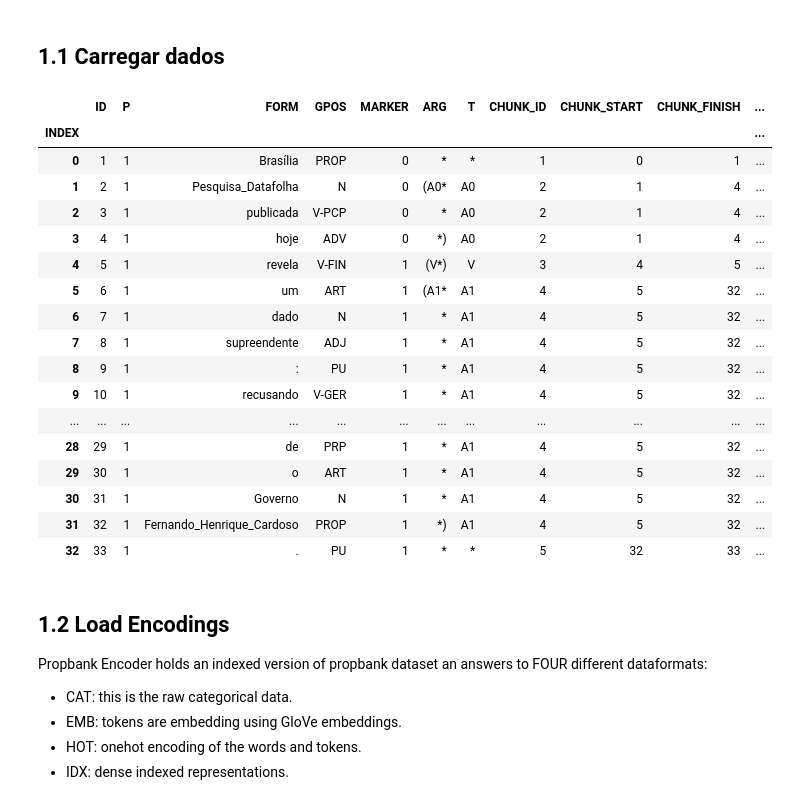
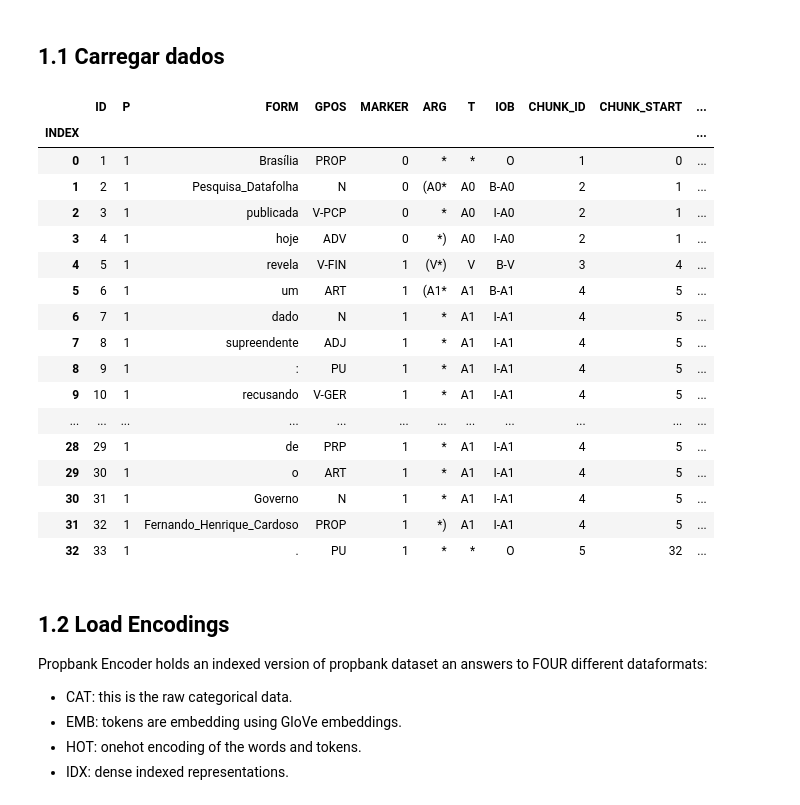
Before and after one commit to guilhermevarela/deep_srlbr, a Jupyter notebook: notebooks/Structured Perceptron Trellis.ipynb, the cells around one changed output. Cells and saved outputs as stored; diff of their text form; code cells hidden in the pictures.

```diff
--- a/notebooks/Structured Perceptron Trellis.ipynb
+++ b/notebooks/Structured Perceptron Trellis.ipynb
@@ -30,41 +30,41 @@ Uma mente insana realiza um experimento *lúcido* com o dataset de chunking da c
 # %%
 dfgs = pd.read_csv('../datasets/csvs/1.0/gs.csv', index_col=0, sep=',', encoding='utf-8')
 column_files = [
     '../datasets/csvs/1.0/column_chunks/chunks.csv',
     '../datasets/csvs/1.0/column_predmarker/predicate_marker.csv',
     '../datasets/csvs/1.0/column_shifts_ctx_p/form.csv',
     '../datasets/csvs/1.0/column_shifts_ctx_p/gpos.csv',
     '../datasets/csvs/1.0/column_shifts_ctx_p/lemma.csv',
     '../datasets/csvs/1.0/column_iob/iob.csv',
     '../datasets/csvs/1.0/column_t/t.csv'
 ]
 
 for col_f in column_files:
     _df = pd.read_csv(col_f, index_col=0, encoding='utf-8')
     dfgs = pd.concat((dfgs, _df), axis=1)
 
-DISPLAY_COLUMNS = ['ID', 'P', 'FORM', 'GPOS', 'MARKER', 'ARG', 'T',
+DISPLAY_COLUMNS = ['ID', 'P', 'FORM', 'GPOS', 'MARKER', 'ARG', 'T', 'IOB',
                    'CHUNK_ID', 'CHUNK_START', 'CHUNK_FINISH', 'CHUNK_LEN', 'CHUNK_CANDIDATE_ID']
 dfgs[DISPLAY_COLUMNS].head(33)
 # %% [output]
-|  | ID | P | FORM | GPOS | MARKER | ARG | T | CHUNK_ID | CHUNK_START | CHUNK_FINISH | ... |
+|  | ID | P | FORM | GPOS | MARKER | ARG | T | IOB | CHUNK_ID | CHUNK_START | ... |
 | INDEX |  |  |  |  |  |  |  |  |  |  | ... |
-| 0 | 1 | 1 | Brasília | PROP | 0 | * | * | 1 | 0 | 1 | ... |
-| 1 | 2 | 1 | Pesquisa_Datafolha | N | 0 | (A0* | A0 | 2 | 1 | 4 | ... |
-| 2 | 3 | 1 | publicada | V-PCP | 0 | * | A0 | 2 | 1 | 4 | ... |
-| 3 | 4 | 1 | hoje | ADV | 0 | *) | A0 | 2 | 1 | 4 | ... |
-| 4 | 5 | 1 | revela | V-FIN | 1 | (V*) | V | 3 | 4 | 5 | ... |
-| 5 | 6 | 1 | um | ART | 1 | (A1* | A1 | 4 | 5 | 32 | ... |
-| 6 | 7 | 1 | dado | N | 1 | * | A1 | 4 | 5 | 32 | ... |
-| 7 | 8 | 1 | supreendente | ADJ | 1 | * | A1 | 4 | 5 | 32 | ... |
-| 8 | 9 | 1 | : | PU | 1 | * | A1 | 4 | 5 | 32 | ... |
-| 9 | 10 | 1 | recusando | V-GER | 1 | * | A1 | 4 | 5 | 32 | ... |
+| 0 | 1 | 1 | Brasília | PROP | 0 | * | * | O | 1 | 0 | ... |
+| 1 | 2 | 1 | Pesquisa_Datafolha | N | 0 | (A0* | A0 | B-A0 | 2 | 1 | ... |
+| 2 | 3 | 1 | publicada | V-PCP | 0 | * | A0 | I-A0 | 2 | 1 | ... |
+| 3 | 4 | 1 | hoje | ADV | 0 | *) | A0 | I-A0 | 2 | 1 | ... |
+| 4 | 5 | 1 | revela | V-FIN | 1 | (V*) | V | B-V | 3 | 4 | ... |
+| 5 | 6 | 1 | um | ART | 1 | (A1* | A1 | B-A1 | 4 | 5 | ... |
+| 6 | 7 | 1 | dado | N | 1 | * | A1 | I-A1 | 4 | 5 | ... |
+| 7 | 8 | 1 | supreendente | ADJ | 1 | * | A1 | I-A1 | 4 | 5 | ... |
+| 8 | 9 | 1 | : | PU | 1 | * | A1 | I-A1 | 4 | 5 | ... |
+| 9 | 10 | 1 | recusando | V-GER | 1 | * | A1 | I-A1 | 4 | 5 | ... |
 | ... | ... | ... | ... | ... | ... | ... | ... | ... | ... | ... | ... |
-| 28 | 29 | 1 | de | PRP | 1 | * | A1 | 4 | 5 | 32 | ... |
-| 29 | 30 | 1 | o | ART | 1 | * | A1 | 4 | 5 | 32 | ... |
-| 30 | 31 | 1 | Governo | N | 1 | * | A1 | 4 | 5 | 32 | ... |
-| 31 | 32 | 1 | Fernando_Henrique_Cardoso | PROP | 1 | *) | A1 | 4 | 5 | 32 | ... |
-| 32 | 33 | 1 | . | PU | 1 | * | * | 5 | 32 | 33 | ... |
+| 28 | 29 | 1 | de | PRP | 1 | * | A1 | I-A1 | 4 | 5 | ... |
+| 29 | 30 | 1 | o | ART | 1 | * | A1 | I-A1 | 4 | 5 | ... |
+| 30 | 31 | 1 | Governo | N | 1 | * | A1 | I-A1 | 4 | 5 | ... |
+| 31 | 32 | 1 | Fernando_Henrique_Cardoso | PROP | 1 | *) | A1 | I-A1 | 4 | 5 | ... |
+| 32 | 33 | 1 | . | PU | 1 | * | * | O | 5 | 32 | ... |
 # %% [markdown]
 ## 1.2 Load Encodings
 
```
Also changed, not shown: parts of 43 cells of this notebook.
